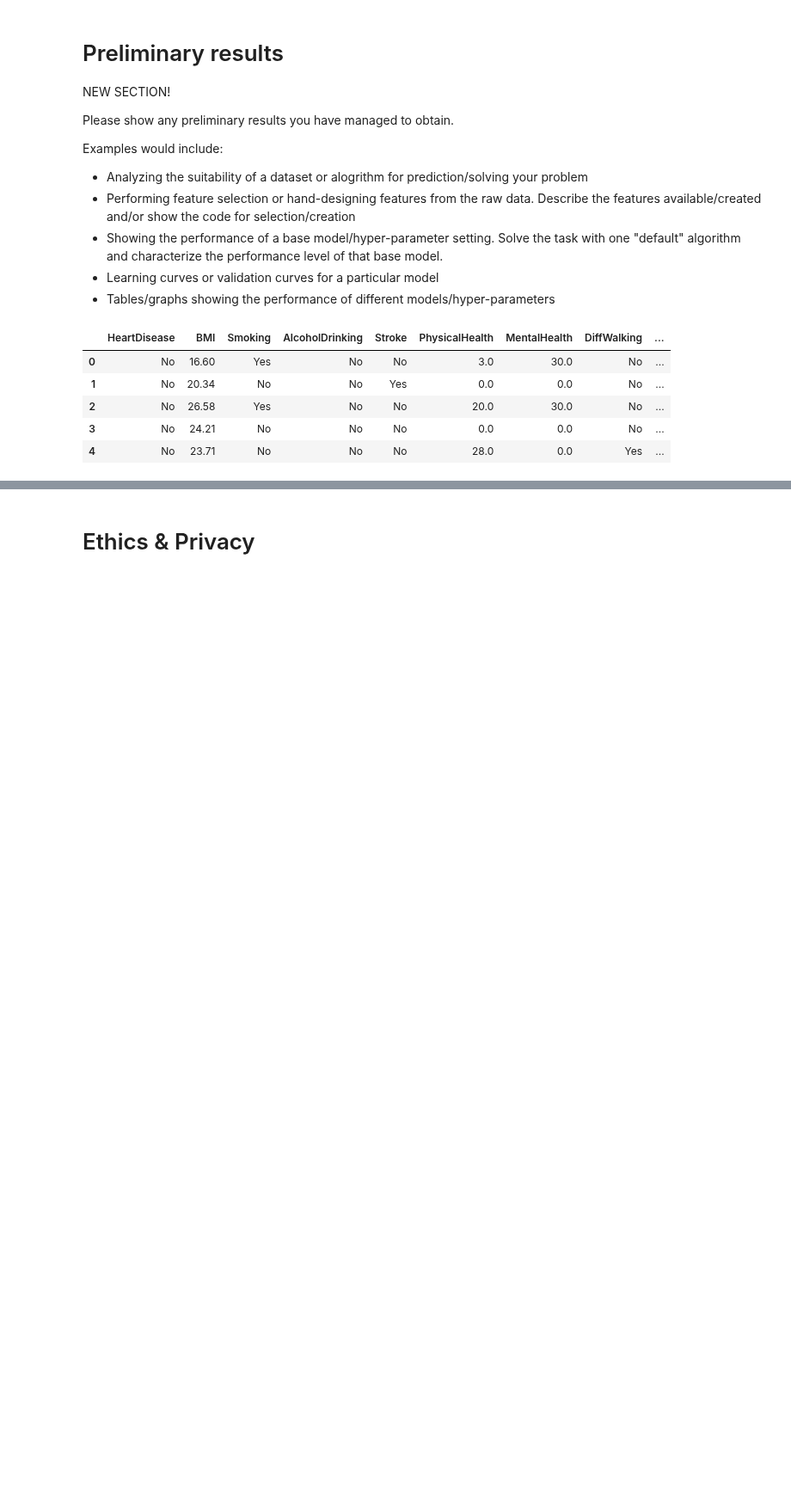
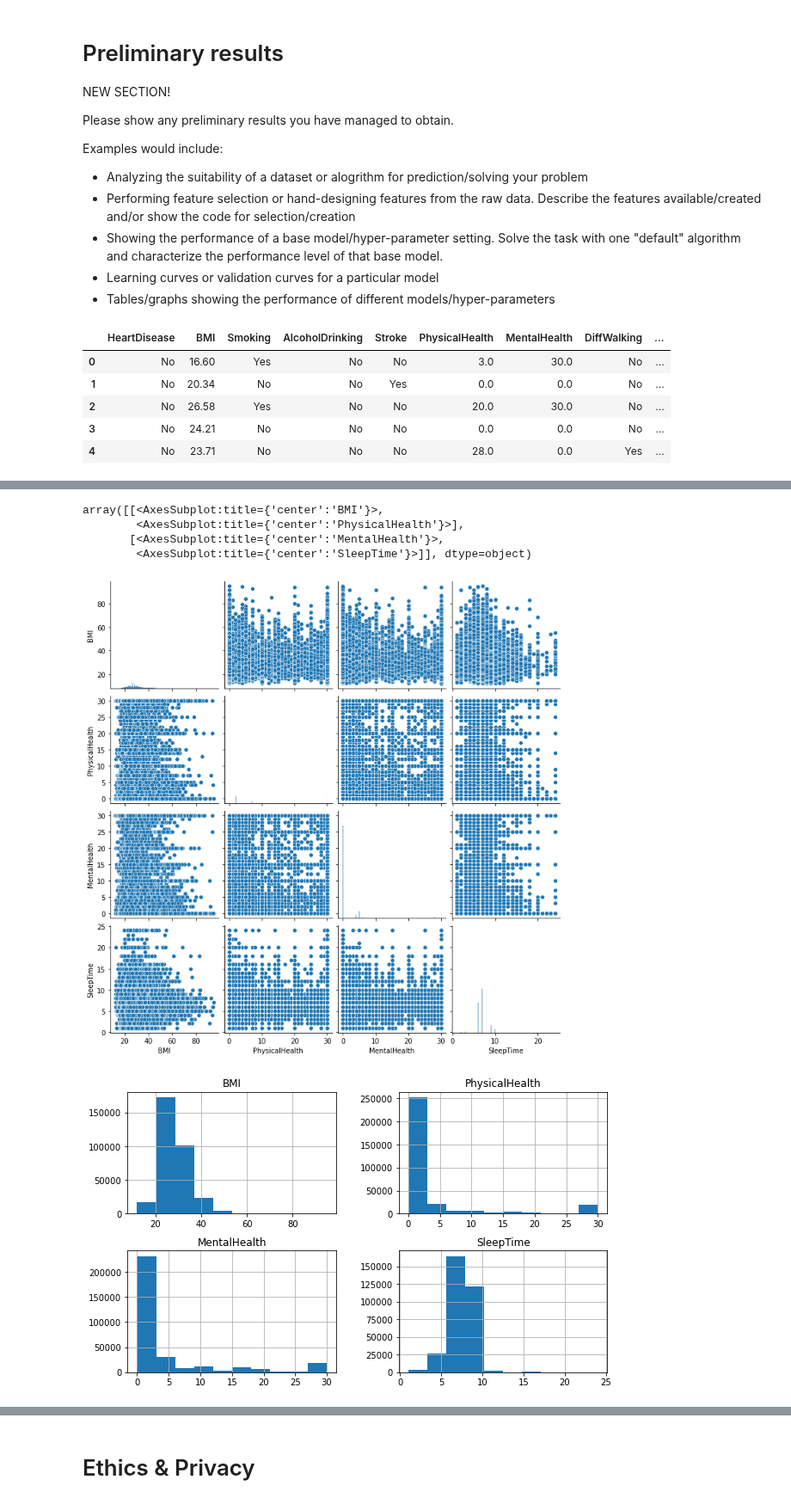
Before and after one commit to COGS118A/Group023-Sp22, a Jupyter notebook: Checkpoint_group023.ipynb, the cells around one changed output, grey strips where cells are left out. Shown at 86% size. Saved outputs shown, nothing was run; the diff lists cells and outputs as text; code cells hidden in the pictures; blank space fills up the shorter version.

```diff
--- a/Checkpoint_group023.ipynb
+++ b/Checkpoint_group023.ipynb
@@ -125,0 +189,11 @@ heart.head()
+# %%
+sub_data = heart[['BMI', 'PhysicalHealth', 'MentalHealth','SleepTime']]
+sns.pairplot(sub_data)
+heart.hist(column= ["BMI", "PhysicalHealth", "MentalHealth", "SleepTime"], figsize= (10,6))
+# %% [output]
+array([[<AxesSubplot:title={'center':'BMI'}>,
+        <AxesSubplot:title={'center':'PhysicalHealth'}>],
+       [<AxesSubplot:title={'center':'MentalHealth'}>,
+        <AxesSubplot:title={'center':'SleepTime'}>]], dtype=object)
+[figure, added]
+[figure, added]
```
Also changed, not shown: parts of 6 cells of this notebook.
